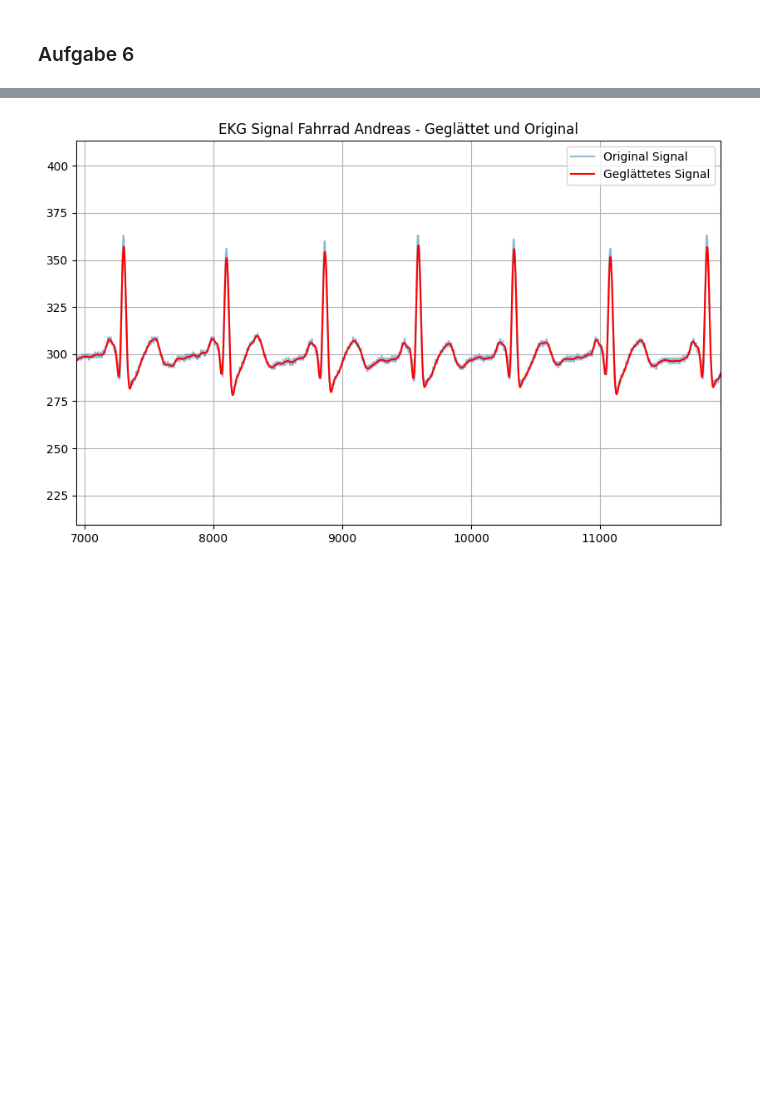
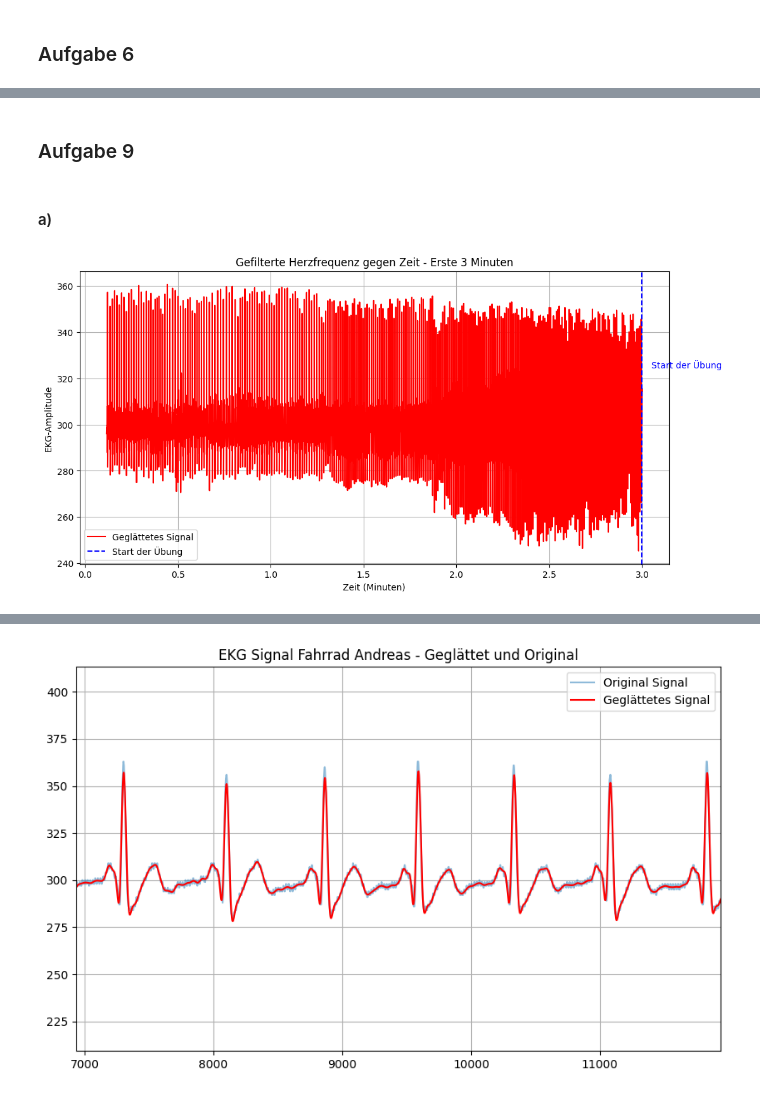
Before and after one commit to VPaulineC/Praktikum-2, a Jupyter notebook: Praktikum_2.ipynb, the cells around one changed output, grey strips where cells are left out. Drawn from its saved outputs; the diff is of its cells as text; code cells hidden in the pictures; blank space fills up the shorter version.

```diff
--- a/Praktikum_2.ipynb
+++ b/Praktikum_2.ipynb
@@ -385,0 +397,28 @@ Distance: 350 ms, Anzahl der erkannten Peaks: 619
+# %% [markdown]
+### Aufgabe 9
+# %% [markdown]
+#### a)
+# %%
+# Beschränkung auf die ersten 3 Minuten
+mask = (time_ms <= 3)
+time_ms_plot = time_ms[mask]
+ecg_filtered_plot = ecg_filtered[mask]
+
+# Plotten der gefilterten Herzfrequenz
+plt.figure(figsize=(12, 6))
+plt.plot(time_ms_plot, ecg_filtered_plot, label='Geglättetes Signal', color='red')
+
+# Markierung des Beginns der Übung (angenommen bei Minute 2)
+beginn_zeit = 3  # Zeitpunkt des Beginns der Übung
+plt.axvline(x=beginn_zeit, color='blue', linestyle='--', label='Start der Übung')
+plt.text(beginn_zeit + 0.05, max(ecg_filtered_plot) * 0.9, 'Start der Übung', color='blue')
+
+# Plot-Einstellungen
+plt.title('Gefilterte Herzfrequenz gegen Zeit - Erste 3 Minuten')
+plt.xlabel('Zeit (Minuten)')
+plt.ylabel('EKG-Amplitude')
+plt.legend()
+plt.grid()
+plt.show()
+# %% [output]
+[figure, added]
```
Also changed, not shown: parts of 8 cells of this notebook.
